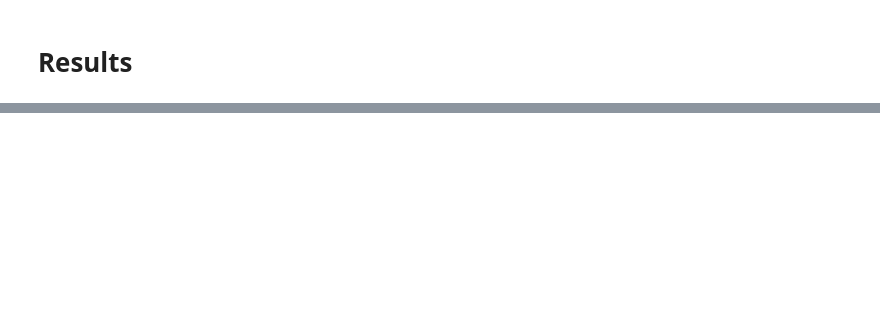
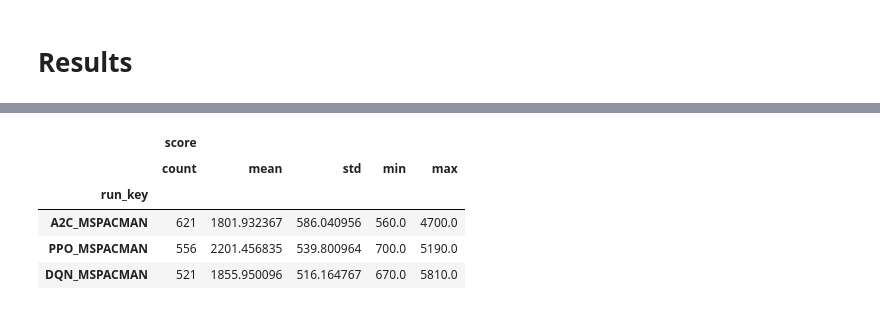
Before and after one commit to sequenzia/solen-rl-project, a Jupyter notebook: notebooks/infer.ipynb, the cells around one changed output, grey strips where cells are left out. Cells and saved outputs as stored; diff of their text form; code cells hidden in the pictures; blank space fills up the shorter version.

```diff
--- a/notebooks/infer.ipynb
+++ b/notebooks/infer.ipynb
@@ -341,0 +840,9 @@ for key, data in all_infer_data.items():
+# %%
+mspacman_scores_summary.sort_values(by=[('score','std')], ascending=False)
+# %% [output]
+|  | score |  |  |  |  |
+|  | count | mean | std | min | max |
+| run_key |  |  |  |  |  |
+| A2C_MSPACMAN | 621 | 1801.932367 | 586.040956 | 560.0 | 4700.0 |
+| PPO_MSPACMAN | 556 | 2201.456835 | 539.800964 | 700.0 | 5190.0 |
+| DQN_MSPACMAN | 521 | 1855.950096 | 516.164767 | 670.0 | 5810.0 |
```
Also changed, not shown: parts of 28 cells of this notebook, 34 other files.
